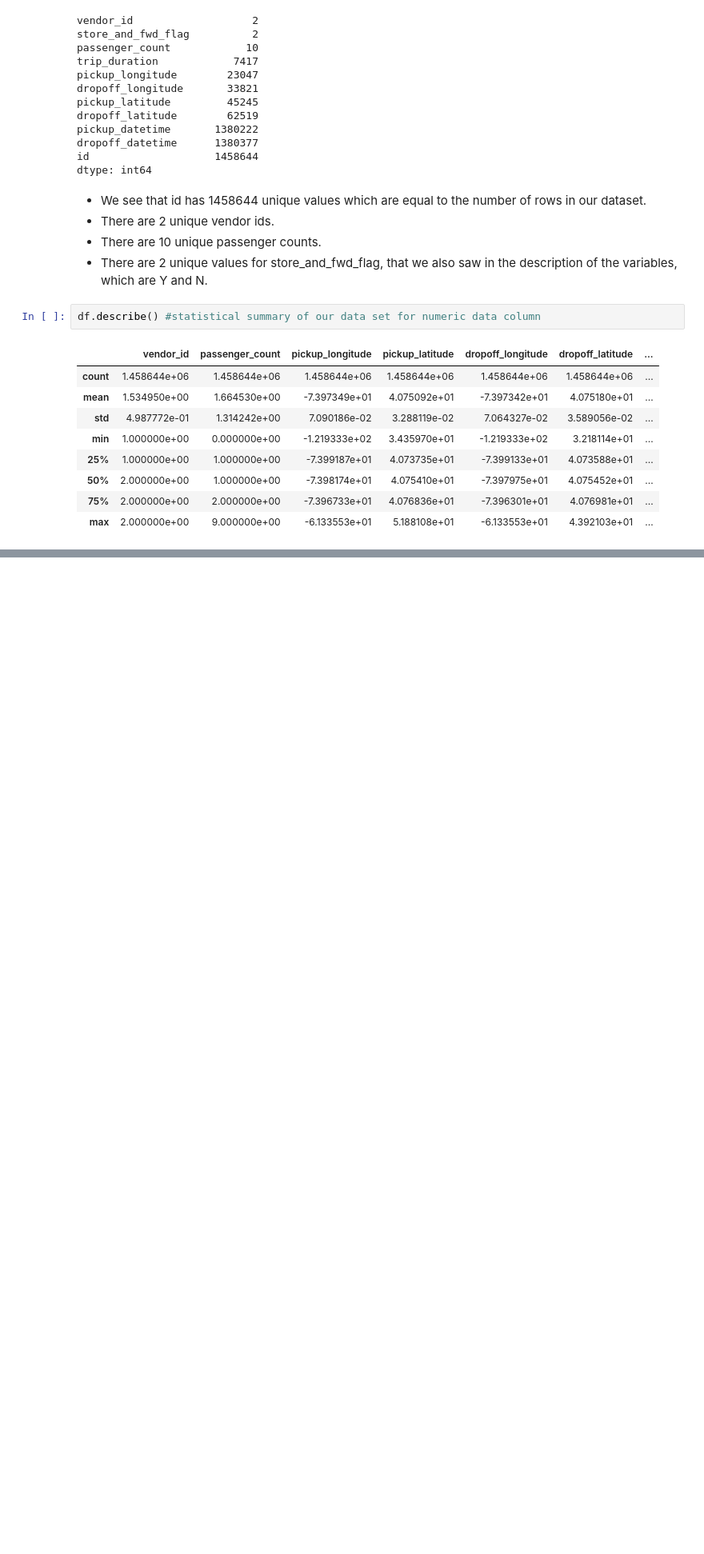
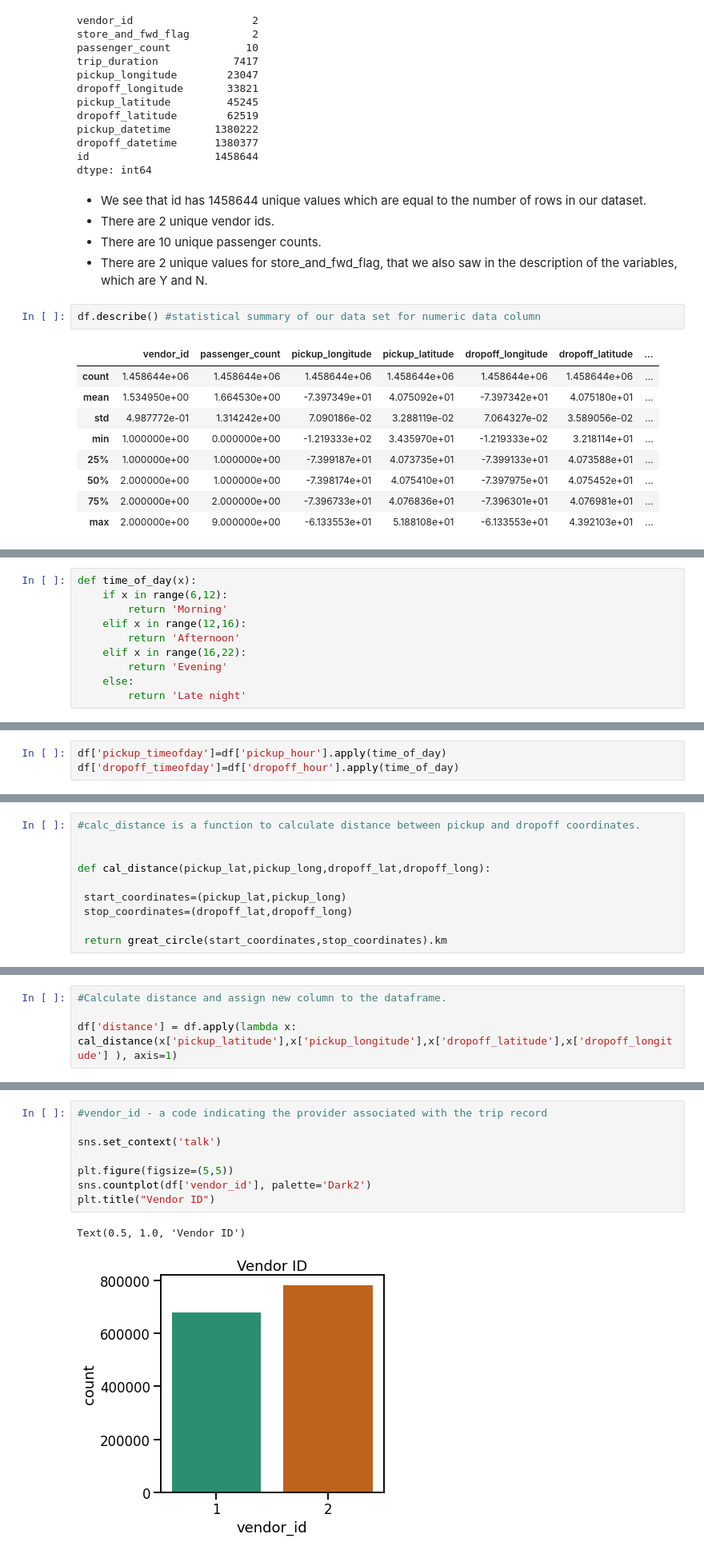
Before and after one commit to avinashyadav11/NYC-Taxi-Trip-Time-Prediction-ML, a Jupyter notebook: NYC_Taxi_Trip_Time_Prediction_Capstone_Project.ipynb, the cells around one changed output, grey strips where cells are left out. Shown: that part at 80% size. Cells and saved outputs as stored; diff of their text form; blank space fills up the shorter version.

```diff
--- a/NYC_Taxi_Trip_Time_Prediction_Capstone_Project.ipynb
+++ b/NYC_Taxi_Trip_Time_Prediction_Capstone_Project.ipynb
@@ -194,0 +266,10 @@ df.describe() #statistical summary of our data set for numeric data column
+# %%
+def time_of_day(x):
+    if x in range(6,12):
+        return 'Morning'
+    elif x in range(12,16):
+        return 'Afternoon'
+    elif x in range(16,22):
+        return 'Evening'
+    else:
+        return 'Late night'
@@ -194,0 +278,3 @@ df.describe() #statistical summary of our data set for numeric data column
+# %%
+df['pickup_timeofday']=df['pickup_hour'].apply(time_of_day)
+df['dropoff_timeofday']=df['dropoff_hour'].apply(time_of_day)
@@ -194,0 +289,10 @@ df.describe() #statistical summary of our data set for numeric data column
+# %%
+#calc_distance is a function to calculate distance between pickup and dropoff coordinates.
+
+
+def cal_distance(pickup_lat,pickup_long,dropoff_lat,dropoff_long):
+
+ start_coordinates=(pickup_lat,pickup_long)
+ stop_coordinates=(dropoff_lat,dropoff_long)
+
+ return great_circle(start_coordinates,stop_coordinates).km
@@ -194,0 +301,4 @@ df.describe() #statistical summary of our data set for numeric data column
+# %%
+#Calculate distance and assign new column to the dataframe.
+
+df['distance'] = df.apply(lambda x: cal_distance(x['pickup_latitude'],x['pickup_longitude'],x['dropoff_latitude'],x['dropoff_longitude'] ), axis=1)
@@ -194,0 +339,11 @@ df.describe() #statistical summary of our data set for numeric data column
+# %%
+#vendor_id - a code indicating the provider associated with the trip record
+
+sns.set_context('talk')
+
+plt.figure(figsize=(5,5))
+sns.countplot(df['vendor_id'], palette='Dark2')
+plt.title("Vendor ID")
+# %% [output]
+Text(0.5, 1.0, 'Vendor ID')
+[figure, added]
```
Also changed, not shown: parts of 47 cells of this notebook.
